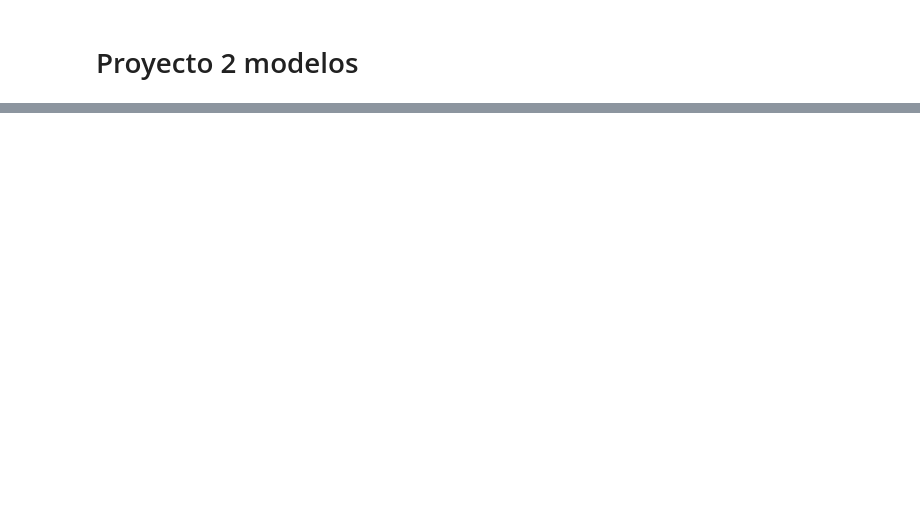
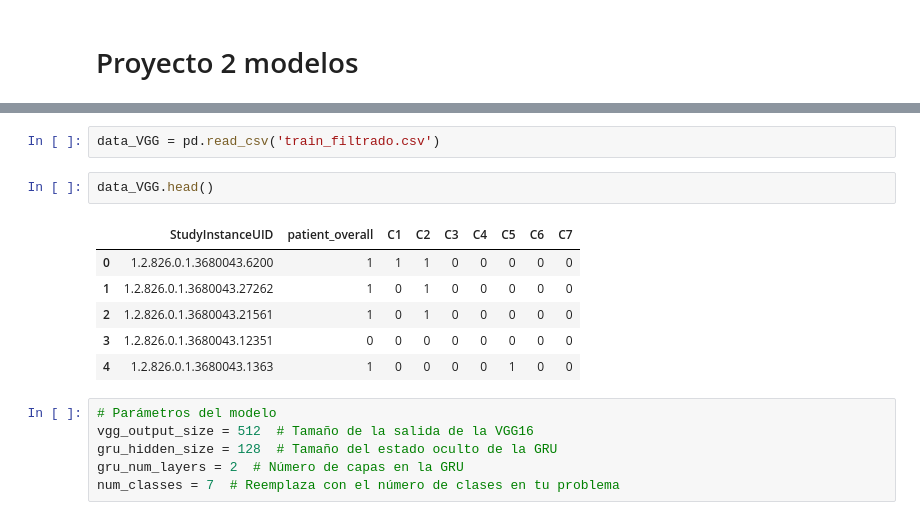
Before and after one commit to Daniel14gonc/Proyecto2_DS, a Jupyter notebook: Proyecto_modelos.ipynb, the cells around one changed output, grey strips where cells are left out. Cells and saved outputs as stored; diff of their text form; blank space fills up the shorter version.

Commit message:
add: inicio de modelos
Co-authored-by: Aristondo01 <Aristondo01@users.noreply.github.com>

```diff
--- a/Proyecto_modelos.ipynb
+++ b/Proyecto_modelos.ipynb
@@ -19,0 +27,17 @@ from PIL import Image
+# %%
+data_VGG = pd.read_csv('train_filtrado.csv')
+# %%
+data_VGG.head()
+# %% [output]
+|  | StudyInstanceUID | patient_overall | C1 | C2 | C3 | C4 | C5 | C6 | C7 |
+| 0 | 1.2.826.0.1.3680043.6200 | 1 | 1 | 1 | 0 | 0 | 0 | 0 | 0 |
+| 1 | 1.2.826.0.1.3680043.27262 | 1 | 0 | 1 | 0 | 0 | 0 | 0 | 0 |
+| 2 | 1.2.826.0.1.3680043.21561 | 1 | 0 | 1 | 0 | 0 | 0 | 0 | 0 |
+| 3 | 1.2.826.0.1.3680043.12351 | 0 | 0 | 0 | 0 | 0 | 0 | 0 | 0 |
+| 4 | 1.2.826.0.1.3680043.1363 | 1 | 0 | 0 | 0 | 0 | 1 | 0 | 0 |
+# %%
+# Parámetros del modelo
+vgg_output_size = 512  # Tamaño de la salida de la VGG16
+gru_hidden_size = 128  # Tamaño del estado oculto de la GRU
+gru_num_layers = 2  # Número de capas en la GRU
+num_classes = 7  # Reemplaza con el número de clases en tu problema
```
Also changed, not shown: parts of 18 cells of this notebook, 3 other files.
